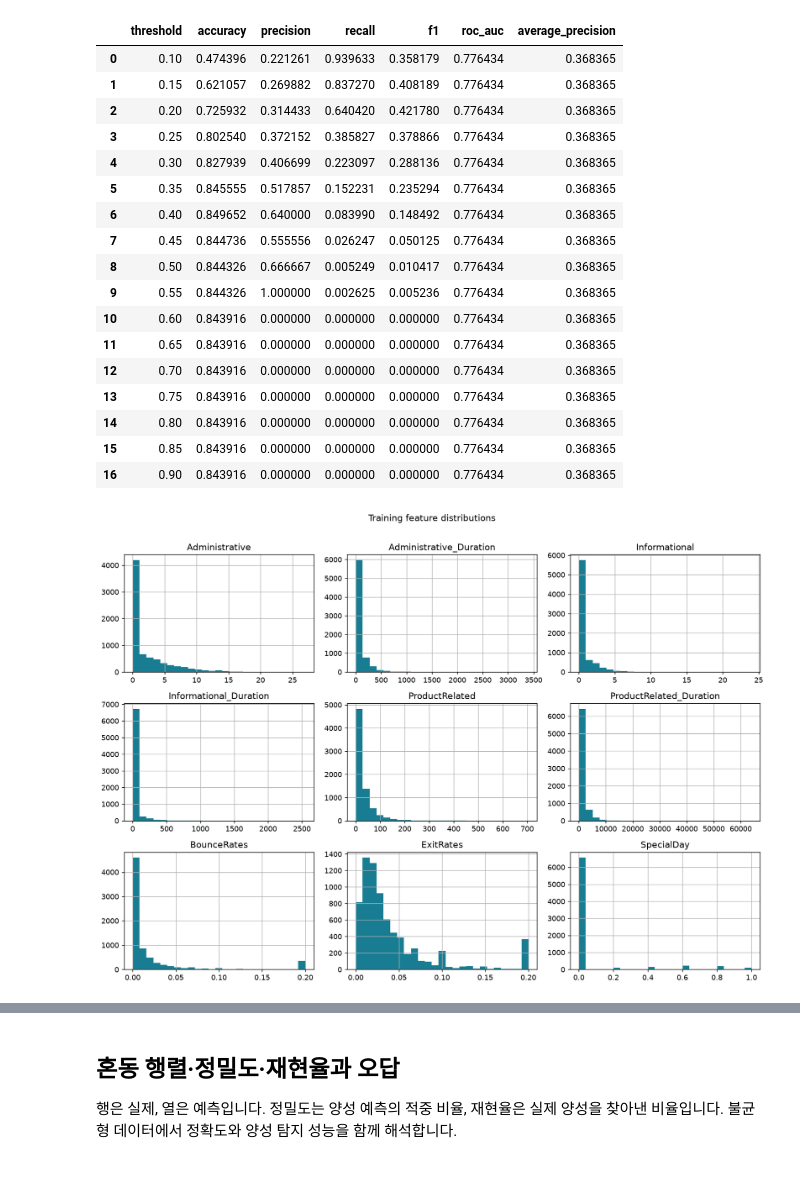
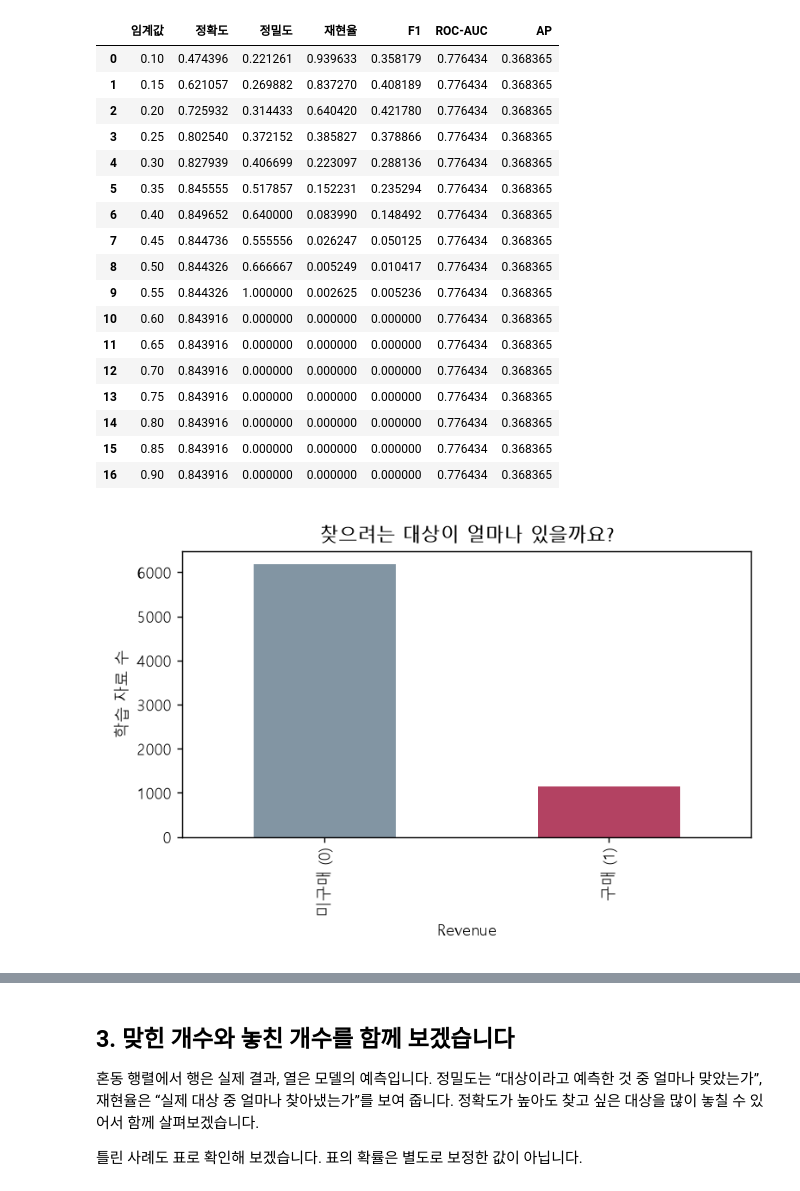
Before and after one commit to JHZZAng12/online-shopping-conversion, a Jupyter notebook: analysis.ipynb, the cells around one changed output, grey strips where cells are left out. Drawn from its saved outputs; the diff is of its cells as text; code cells hidden in the pictures.

```diff
--- a/analysis.ipynb
+++ b/analysis.ipynb
@@ -87,6 +85,7 @@ result = train()
 # %%
-comparison = pd.read_csv("model_comparison.csv")
-display(comparison)
-display(pd.read_csv("validation_thresholds.csv"))
-display(Image(filename="feature_distributions.png"))
+comparison = pd.read_csv('model_comparison.csv')
+display(comparison_for_readers(comparison))
+display(pd.read_csv('validation_thresholds.csv').rename(columns={**METRIC_LABELS, 'threshold':'임계값'}))
+display(Image(filename='class_balance.png'))
+display(Image(filename='feature_distributions.png'))
 # %% [output]
@@ -102,19 +101,19 @@ display(Image(filename="feature_distributions.png"))
-|  | threshold | accuracy | precision | recall | f1 | roc_auc | average_precision |
+|  | 임계값 | 정확도 | 정밀도 | 재현율 | F1 | ROC-AUC | AP |
 | 0 | 0.10 | 0.474396 | 0.221261 | 0.939633 | 0.358179 | 0.776434 | 0.368365 |
 | 1 | 0.15 | 0.621057 | 0.269882 | 0.837270 | 0.408189 | 0.776434 | 0.368365 |
 | 2 | 0.20 | 0.725932 | 0.314433 | 0.640420 | 0.421780 | 0.776434 | 0.368365 |
 | 3 | 0.25 | 0.802540 | 0.372152 | 0.385827 | 0.378866 | 0.776434 | 0.368365 |
 | 4 | 0.30 | 0.827939 | 0.406699 | 0.223097 | 0.288136 | 0.776434 | 0.368365 |
 | 5 | 0.35 | 0.845555 | 0.517857 | 0.152231 | 0.235294 | 0.776434 | 0.368365 |
 | 6 | 0.40 | 0.849652 | 0.640000 | 0.083990 | 0.148492 | 0.776434 | 0.368365 |
 | 7 | 0.45 | 0.844736 | 0.555556 | 0.026247 | 0.050125 | 0.776434 | 0.368365 |
 | 8 | 0.50 | 0.844326 | 0.666667 | 0.005249 | 0.010417 | 0.776434 | 0.368365 |
 | 9 | 0.55 | 0.844326 | 1.000000 | 0.002625 | 0.005236 | 0.776434 | 0.368365 |
 | 10 | 0.60 | 0.843916 | 0.000000 | 0.000000 | 0.000000 | 0.776434 | 0.368365 |
 | 11 | 0.65 | 0.843916 | 0.000000 | 0.000000 | 0.000000 | 0.776434 | 0.368365 |
 | 12 | 0.70 | 0.843916 | 0.000000 | 0.000000 | 0.000000 | 0.776434 | 0.368365 |
 | 13 | 0.75 | 0.843916 | 0.000000 | 0.000000 | 0.000000 | 0.776434 | 0.368365 |
 | 14 | 0.80 | 0.843916 | 0.000000 | 0.000000 | 0.000000 | 0.776434 | 0.368365 |
 | 15 | 0.85 | 0.843916 | 0.000000 | 0.000000 | 0.000000 | 0.776434 | 0.368365 |
 | 16 | 0.90 | 0.843916 | 0.000000 | 0.000000 | 0.000000 | 0.776434 | 0.368365 |
-[figure, old version]
+[figure, new version]
@@ -121,5 +121,7 @@ display(Image(filename="feature_distributions.png"))
 # %% [markdown]
-## 혼동 행렬·정밀도·재현율과 오답
+## 3. 맞힌 개수와 놓친 개수를 함께 보겠습니다
 
-행은 실제, 열은 예측입니다. 정밀도는 양성 예측의 적중 비율, 재현율은 실제 양성을 찾아낸 비율입니다. 불균형 데이터에서 정확도와 양성 탐지 성능을 함께 해석합니다.
+혼동 행렬에서 행은 실제 결과, 열은 모델의 예측입니다. 정밀도는 “대상이라고 예측한 것 중 얼마나 맞았는가”, 재현율은 “실제 대상 중 얼마나 찾아냈는가”를 보여 줍니다. 정확도가 높아도 찾고 싶은 대상을 많이 놓칠 수 있어서 함께 살펴보겠습니다.
+
+틀린 사례도 표로 확인해 보겠습니다. 표의 확률은 별도로 보정한 값이 아닙니다.
 # %%
```
Also changed, not shown: parts of 14 cells of this notebook, 12 other files.
